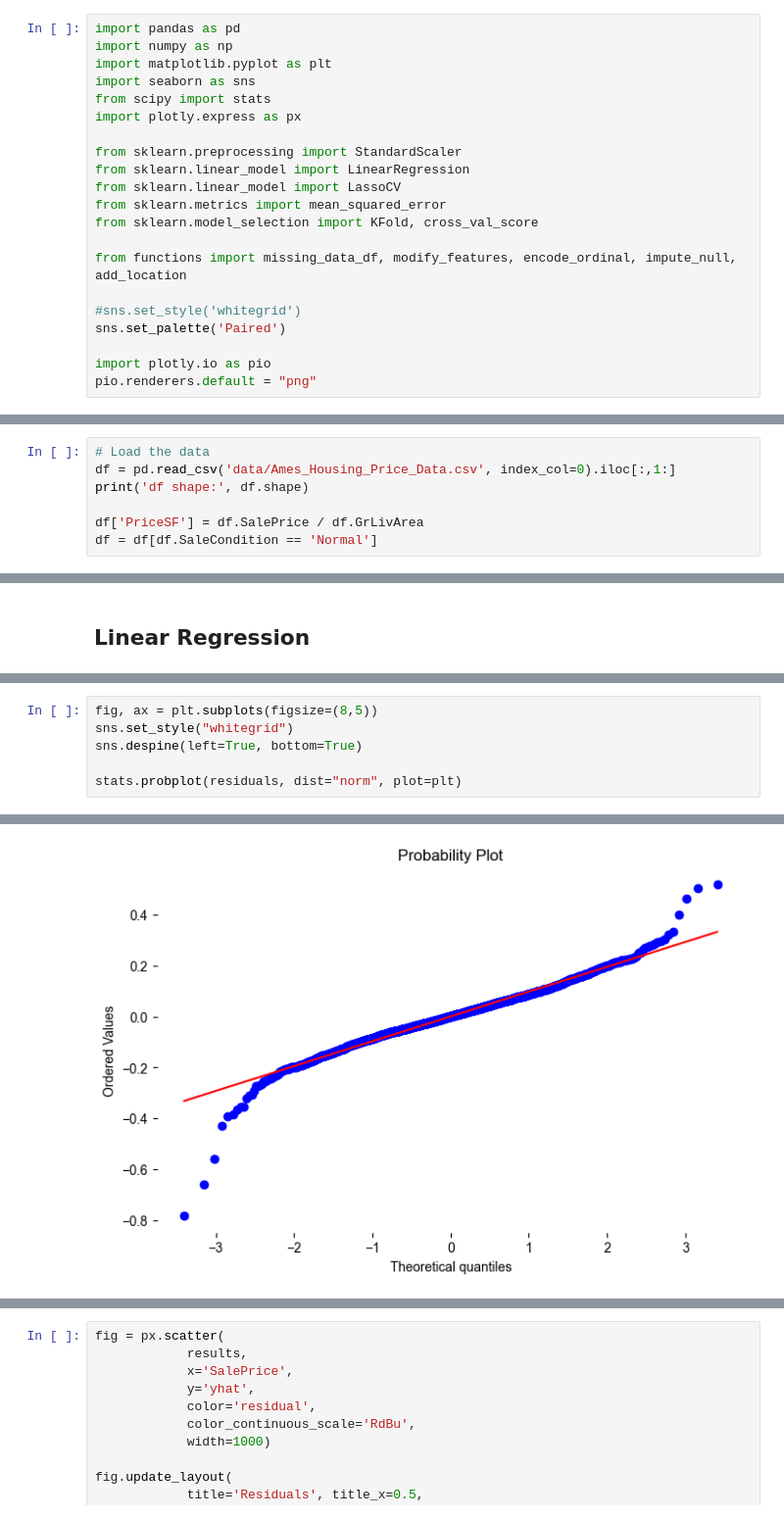
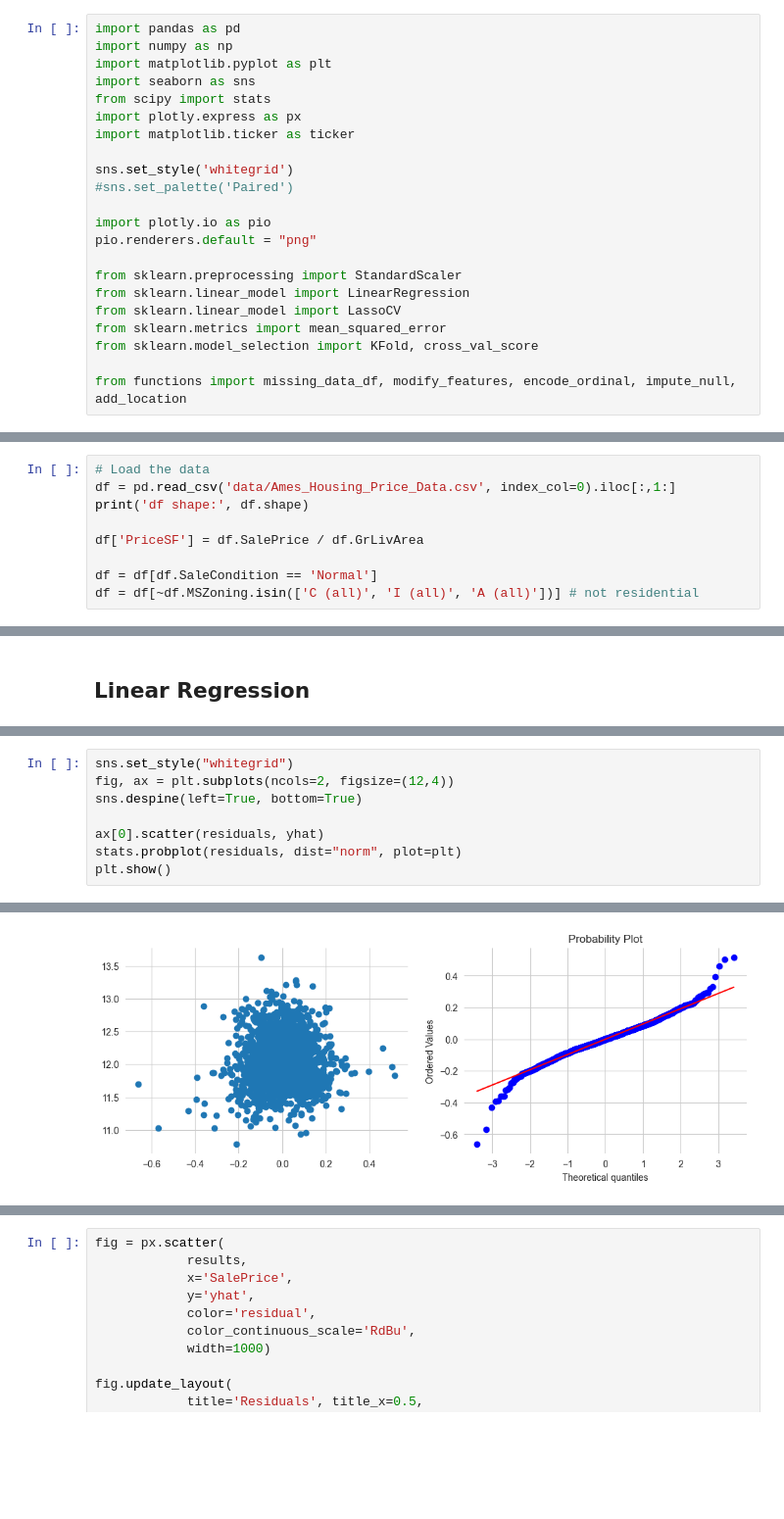
Before and after one commit to franciscapalacios/housing_project, a Jupyter notebook: Preprocessing.ipynb, the cells around one changed output, grey strips where cells are left out. Shown at 98% size. Saved outputs shown, nothing was run; the diff lists cells and outputs as text; blank space fills up the shorter version.

Commit message:
Change in imputed values and new plots

```diff
--- a/Preprocessing.ipynb
+++ b/Preprocessing.ipynb
@@ -5,6 +5,13 @@ import matplotlib.pyplot as plt
 import seaborn as sns
 from scipy import stats
 import plotly.express as px
+import matplotlib.ticker as ticker
+
+sns.set_style('whitegrid')
+#sns.set_palette('Paired')
+
+import plotly.io as pio
+pio.renderers.default = "png"
 
 from sklearn.preprocessing import StandardScaler
 from sklearn.linear_model import LinearRegression
@@ -13,12 +20,6 @@ from sklearn.metrics import mean_squared_error
 from sklearn.model_selection import KFold, cross_val_score
 
 from functions import missing_data_df, modify_features, encode_ordinal, impute_null, add_location
-
-#sns.set_style('whitegrid')
-sns.set_palette('Paired')
-
-import plotly.io as pio
-pio.renderers.default = "png"
 # %% [markdown]
 ## Loading the data
 # %%
@@ -29,7 +30,9 @@ df = pd.read_csv('data/Ames_Housing_Price_Data.csv', index_col=0).iloc[:,1:]
 print('df shape:', df.shape)
 
 df['PriceSF'] = df.SalePrice / df.GrLivArea
+
 df = df[df.SaleCondition == 'Normal']
+df = df[~df.MSZoning.isin(['C (all)', 'I (all)', 'A (all)'])] # not residential
 # %% [output]
 df shape: (2580, 80)
 # %%
@@ -276,7 +388,9 @@ fig.show()
 # %%
-fig, ax = plt.subplots(figsize=(8,5))
 sns.set_style("whitegrid")
+fig, ax = plt.subplots(ncols=2, figsize=(12,4))
 sns.despine(left=True, bottom=True)
 
+ax[0].scatter(residuals, yhat)
 stats.probplot(residuals, dist="norm", plot=plt)
+plt.show()
 # %% [output]
@@ -288,4 +397,4 @@ stats.probplot(residuals, dist="norm", plot=plt)
-[figure, old version]
+[figure, new version]
 # %%
 res = stats.shapiro(residuals)
 res.statistic
```
Also changed, not shown: parts of 24 cells of this notebook, 1 other file.
